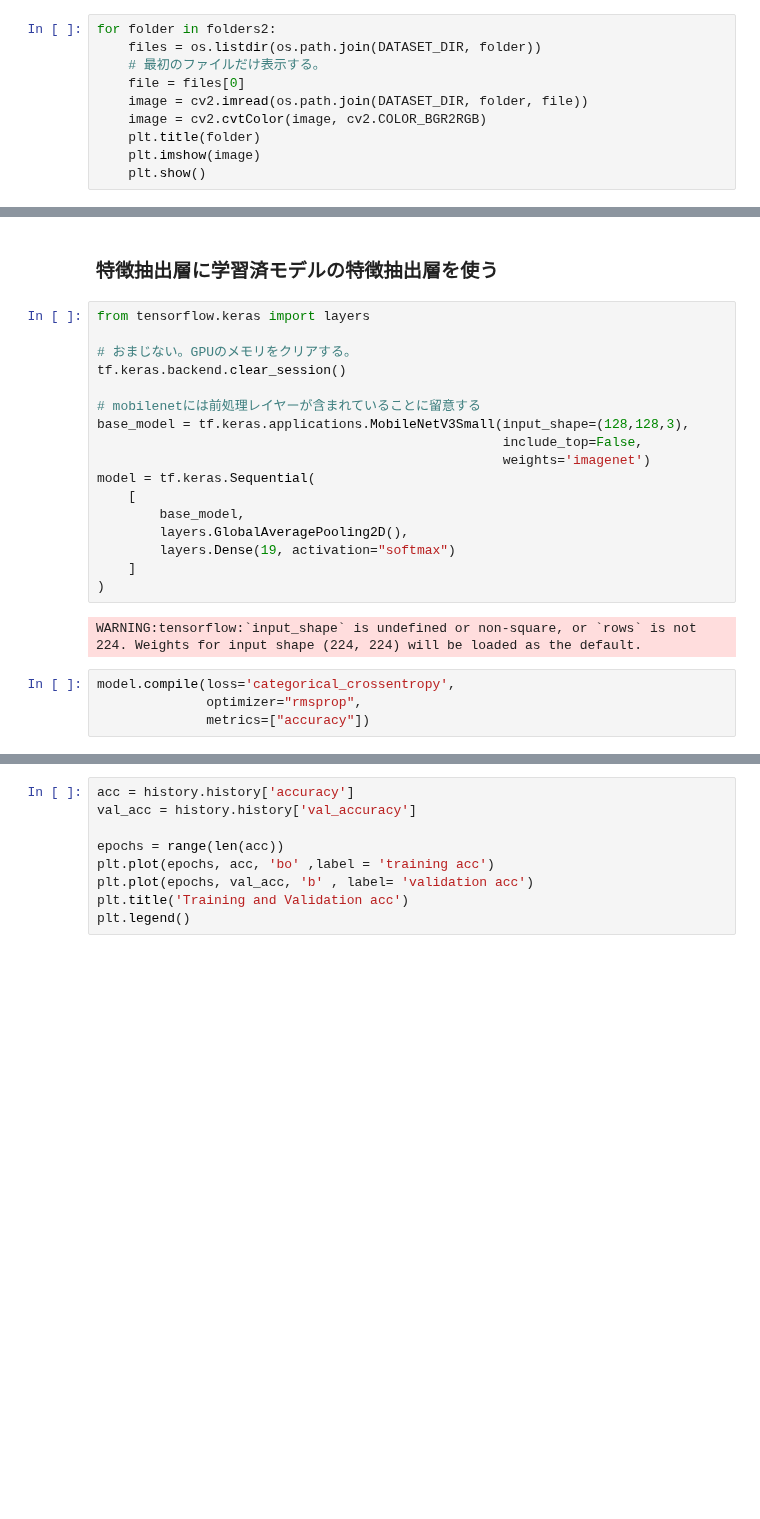
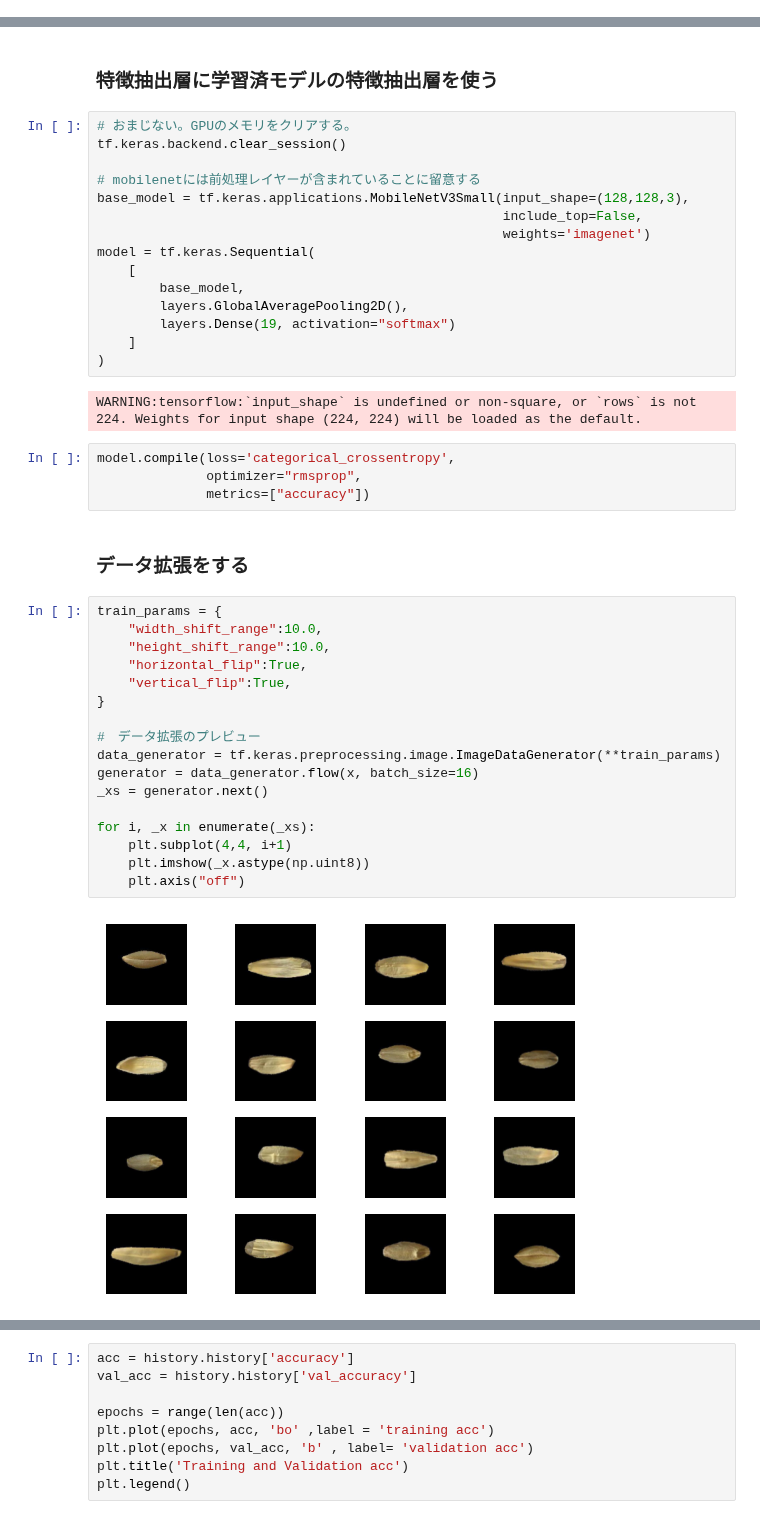
Before and after one commit to phytometrics/plant_phenotyping_python, a Jupyter notebook: notebooks/barley_seed_classification.ipynb, the cells around one changed output, grey strips where cells are left out. Saved outputs shown, nothing was run; the diff lists cells and outputs as text; blank space fills up the shorter version.

```diff
--- a/notebooks/barley_seed_classification.ipynb
+++ b/notebooks/barley_seed_classification.ipynb
@@ -102,10 +117,0 @@ print(len(folders2))
-# %%
-for folder in folders2:
-    files = os.listdir(os.path.join(DATASET_DIR, folder))
-    # 最初のファイルだけ表示する。
-    file = files[0]
-    image = cv2.imread(os.path.join(DATASET_DIR, folder, file))
-    image = cv2.cvtColor(image, cv2.COLOR_BGR2RGB)
-    plt.title(folder)
-    plt.imshow(image)
-    plt.show()
@@ -348,8 +275,6 @@ print(keras_cw)
 # %% [markdown]
 ### 特徴抽出層に学習済モデルの特徴抽出層を使う
 # %%
-from tensorflow.keras import layers
-
 # おまじない。GPUのメモリをクリアする。
 tf.keras.backend.clear_session()
 
@@ -370,3 +295,24 @@ WARNING:tensorflow:`input_shape` is undefined or non-square, or `rows` is not 22
 model.compile(loss='categorical_crossentropy',
               optimizer="rmsprop",
               metrics=["accuracy"])
+# %% [markdown]
+### データ拡張をする
+# %%
+train_params = {
+    "width_shift_range":10.0,
+    "height_shift_range":10.0,
+    "horizontal_flip":True,
+    "vertical_flip":True,
+}
+
+#　データ拡張のプレビュー
+data_generator = tf.keras.preprocessing.image.ImageDataGenerator(**train_params)
+generator = data_generator.flow(x, batch_size=16)
+_xs = generator.next()
+
+for i, _x in enumerate(_xs):
+    plt.subplot(4,4, i+1)
+    plt.imshow(_x.astype(np.uint8))
+    plt.axis("off")
+# %% [output]
+[figure, added]
```
Also changed, not shown: parts of 31 cells of this notebook.
